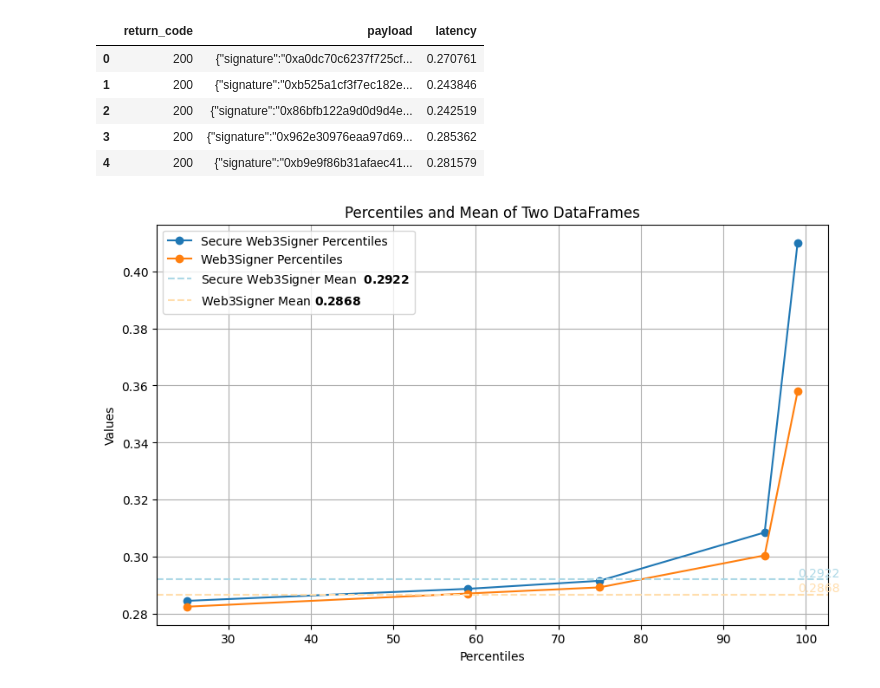
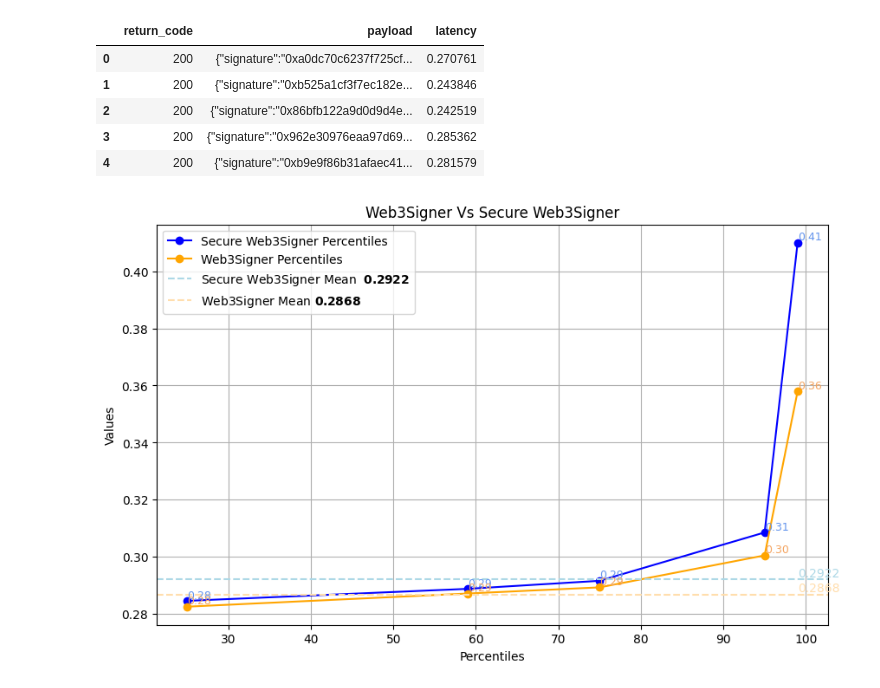
Before and after one commit to malaka-jayatissa/web3signer_perf_tool, a Jupyter notebook: stats/latency_stats.ipynb, the cells around one changed output. Saved outputs shown, nothing was run; the diff lists cells and outputs as text; code cells hidden in the pictures.

```diff
--- a/stats/latency_stats.ipynb
+++ b/stats/latency_stats.ipynb
@@ -60,25 +60,33 @@ percentile_df = pd.DataFrame({
 })
 # %%
 plt.figure(figsize=(10, 6))
-plt.plot(percentile_df['Percentiles'], percentile_df['Secure'], label='Secure Web3Signer Percentiles', marker='o')
-plt.plot(percentile_df['Percentiles'], percentile_df['UnSecure'], label='Web3Signer Percentiles', marker='o')
+plt.plot(percentile_df['Percentiles'], percentile_df['Secure'], label='Secure Web3Signer Percentiles', marker='o',  color='blue')
+plt.plot(percentile_df['Percentiles'], percentile_df['UnSecure'], label='Web3Signer Percentiles', marker='o',  color='orange')
+
+# Annotate DF1 Percentiles
+for x, y in zip(percentile_df['Percentiles'], percentile_df['Secure']):
+    plt.text(x, y, f'{y:.2f}', color='cornflowerblue', fontsize=9, ha='left', va='bottom')
+
+# Annotate DF2 Percentiles
+for x, y in zip(percentile_df['Percentiles'], percentile_df['UnSecure']):
+    plt.text(x, y, f'{y:.2f}', color='sandybrown', fontsize=9, ha='left', va='bottom')
 
 # Add mean values to the plot
 secure_mean = secure_stats['mean']
 unsecure_mean = unsecure_stats['mean']
 
 
 plt.axhline(secure_mean, color='lightblue', linestyle='--', label=f'Secure Web3Signer Mean  $\\mathbf{{{secure_mean:.4f}}}$')
-plt.text(percentiles[-1], secure_mean, f'{secure_mean:.4f}', color='lightblue', verticalalignment='bottom')
+plt.text(percentiles[-1], secure_mean, f'{secure_mean:.4f}', color='cornflowerblue', verticalalignment='bottom')
 
 plt.axhline(unsecure_mean, color='navajowhite', linestyle='--', label=f'Web3Signer Mean $\\mathbf{{{unsecure_mean:.4f}}}$')
-plt.text(percentiles[-1], unsecure_mean, f'{unsecure_mean:.4f}', color='navajowhite', verticalalignment='bottom')
+plt.text(percentiles[-1], unsecure_mean, f'{unsecure_mean:.4f}', color='sandybrown', verticalalignment='bottom')
 
-plt.title('Percentiles and Mean of Web3Signer Vs Secure Web3Signer')
+plt.title('Web3Signer Vs Secure Web3Signer')
 plt.xlabel('Percentiles')
 plt.ylabel('Values')
 plt.legend()
 plt.grid(True)
 plt.show()
 # %% [output]
-[figure, old version]
+[figure, new version]
```
